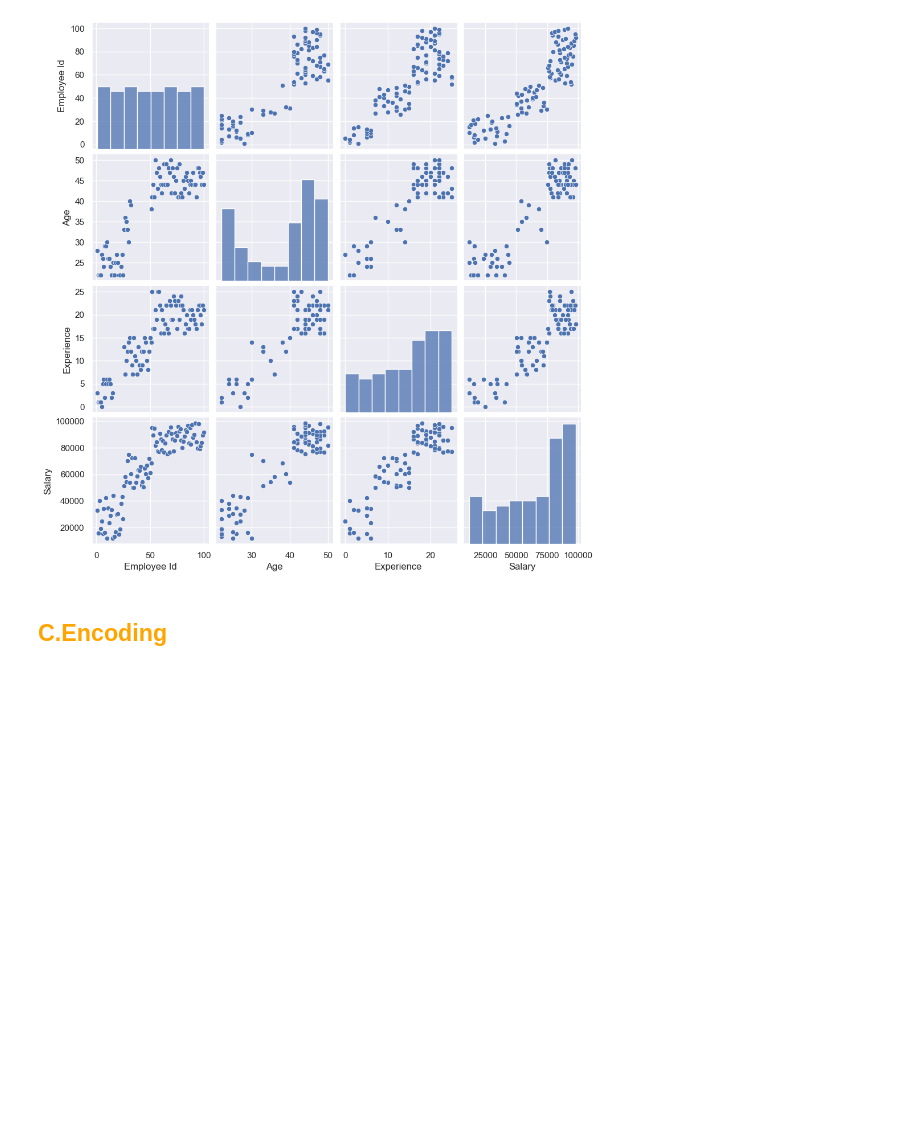
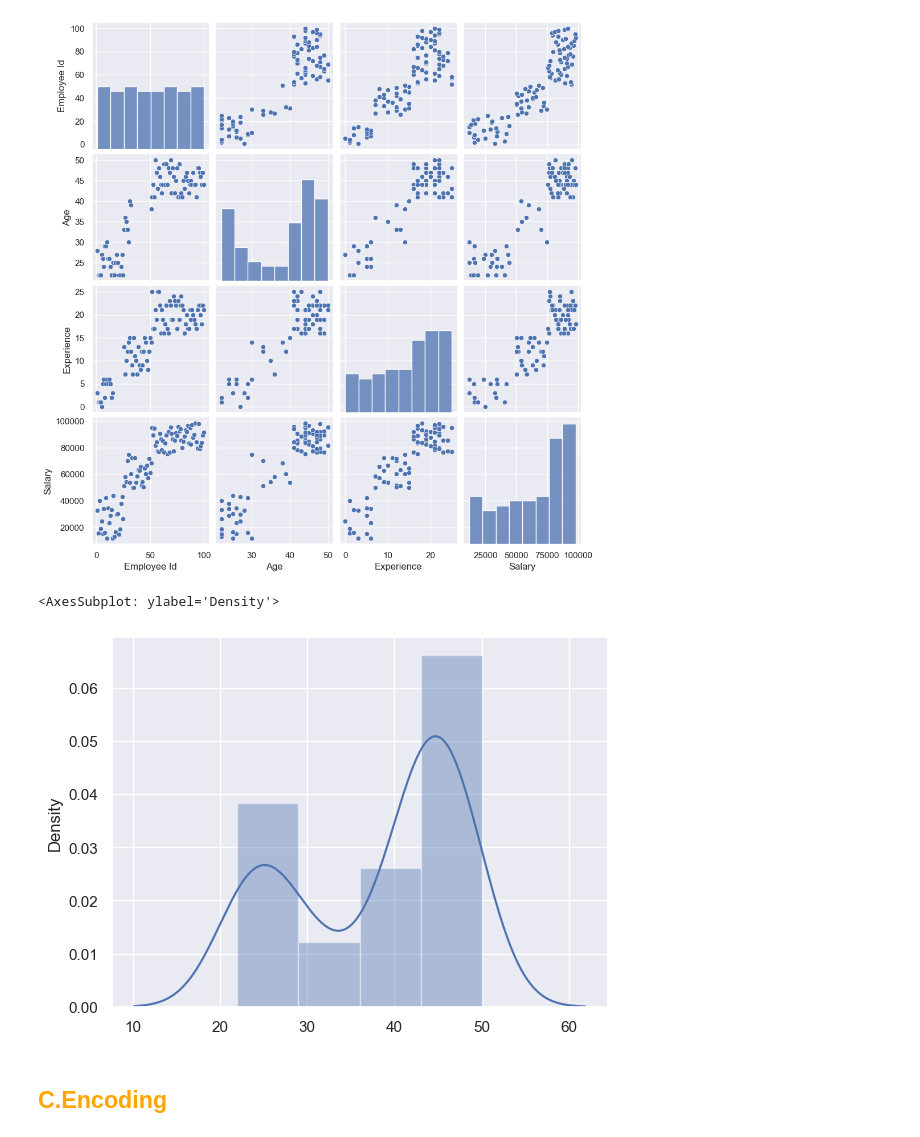
Before and after one commit to Akshaykumar-l/Akshaykumar-l, a Jupyter notebook: Pre-processing Documentation.ipynb, the cells around one changed output. Saved outputs shown, nothing was run; the diff lists cells and outputs as text; code cells hidden in the pictures; blank space fills up the shorter version.

```diff
--- a/Pre-processing Documentation.ipynb
+++ b/Pre-processing Documentation.ipynb
@@ -125,6 +130,12 @@ sns.pairplot(df)
 # %% [output]
 <seaborn.axisgrid.PairGrid at 0x...>
 [figure]
+# %%
+## Random checking ---- How to draw Distribution Plot to check normality.
+sns.distplot(x=df.Age,kde=True)
+# %% [output]
+<AxesSubplot: ylabel='Density'>
+[figure, added]
 # %% [markdown]
 ## <font color = 'Orange'> C.Encoding
 # %% [markdown]
```
Also changed, not shown: parts of 9 cells of this notebook.
